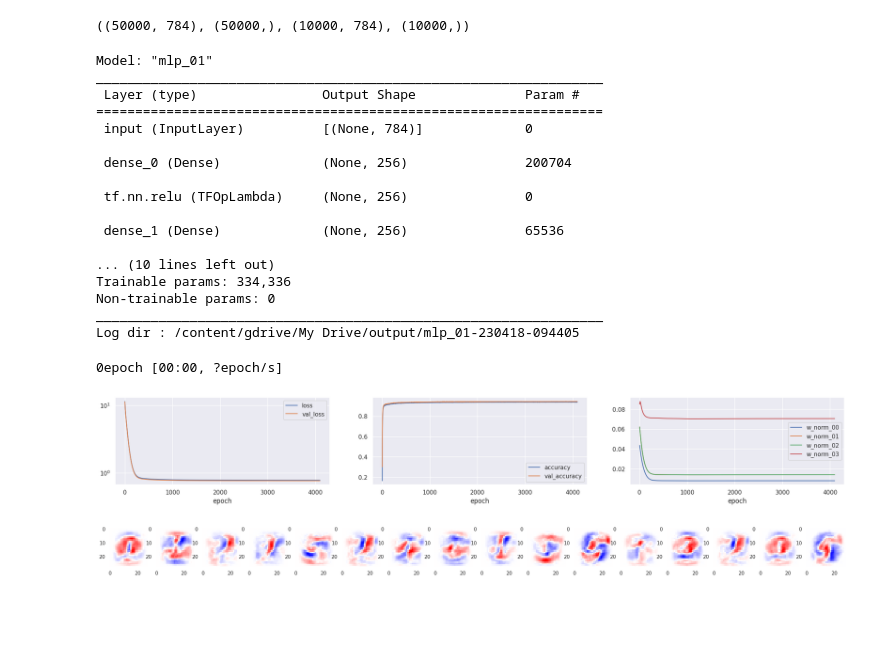
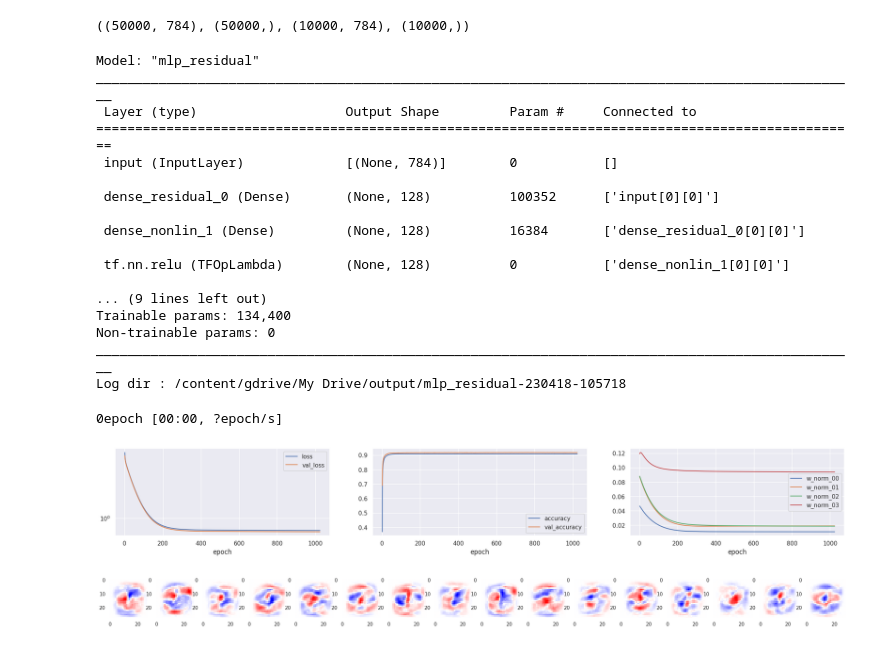
Before and after one commit to FriedChips/dl_basics, a Jupyter notebook: experiments/mnist.ipynb, the cells around one changed output. Drawn from its saved outputs; the diff is of its cells as text; code cells hidden in the pictures; blank space fills up the shorter version.

```diff
--- a/experiments/mnist.ipynb
+++ b/experiments/mnist.ipynb
@@ -75,11 +75,22 @@ Downloading data from https://storage.googleapis.com/tensorflow/tf-keras-dataset
 P = { "training_data" : "mnist50-10" }
 P["random_seed"] = 42
 
+'''
 P["model_name"] = "mlp_01"
 P["model_build_params"] = {
     "input_shape" : (28*28,),
     "layer_units" : [ 256, 256, 256, 10 ],
     "activations" : [ "relu", "relu", "relu", "linear" ],
+    "use_bias" : False,
+    "regularizer" : "L2(0.01)"
+}
+'''
+
+P["model_name"] = "mlp_residual"
+P["model_build_params"] = {
+    "input_shape" : (28*28,),
+    "layer_units" : [ 128, 128, 10 ],
+    "activations" : [ "linear", "relu", "linear" ],
     "use_bias" : False,
     "regularizer" : "L2(0.01)"
 }
@@ -104,25 +115,25 @@ run = utils.TrainingRun()
 weight_norm_logger = utils.LogWeightNorms()
 weight_logger = utils.SaveWeightsPower2(LOG_DIR)
 # %% [output]
-Model: "mlp_01"
-_________________________________________________________________
- Layer (type)                Output Shape              Param #
-=================================================================
- input (InputLayer)          [(None, 784)]             0
+Model: "mlp_residual"
+__________________________________________________________________________________________________
+ Layer (type)                   Output Shape         Param #     Connected to
+==================================================================================================
+ input (InputLayer)             [(None, 784)]        0           []
 
- dense_0 (Dense)             (None, 256)               200704
+ dense_residual_0 (Dense)       (None, 128)          100352      ['input[0][0]']
 
- tf.nn.relu (TFOpLambda)     (None, 256)               0
+ dense_nonlin_1 (Dense)         (None, 128)          16384       ['dense_residual_0[0][0]']
 
- dense_1 (Dense)             (None, 256)               65536
+ tf.nn.relu (TFOpLambda)        (None, 128)          0           ['dense_nonlin_1[0][0]']
 
-... (10 lines left out)
-Trainable params: 334,336
+... (9 lines left out)
+Trainable params: 134,400
 Non-trainable params: 0
-_________________________________________________________________
-Log dir : /content/gdrive/My Drive/output/mlp_01-230418-094405
+__________________________________________________________________________________________________
+Log dir : /content/gdrive/My Drive/output/mlp_residual-230418-105718
 # %%
-NUM_EPOCHS = 1024 * 4
+NUM_EPOCHS = 1024 * 1
 #lr_sched = utils.Schedule_ExpCos_Segments([[-3,-3, NUM_EPOCHS]])
 
 history = model.fit(
@@ -151,7 +162,7 @@ sns.lineplot(data=run.history[["accuracy", "val_accuracy"]], ax=axs[1], dashes=F
 
 sns.lineplot(data=weight_norm_logger.norms_dataframe(), ax=axs[2], dashes=False);
 # %% [output]
-[figure, old version]
+[figure, new version]
 # %%
 run.save_state(LOG_DIR, P, model)
 weight_norm_logger.norms_to_csv(LOG_DIR)
@@ -165,9 +176,9 @@ def plot_matrix(m, ax, scale=1.0):
 # %%
 fig, axs = plt.subplots(1, 16, figsize=(30,5))
 
 w = model.get_weights()[0]
 
 for i in range(16):
-    plot_matrix(w.reshape(28,28,-1)[:,:,i+32], axs[i], scale=1)
+    plot_matrix(w.reshape(28,28,-1)[:,:,i+0], axs[i], scale=1)
 # %% [output]
-[figure, old version]
+[figure, new version]
```
Also changed, not shown: parts of 1 cell of this notebook.
